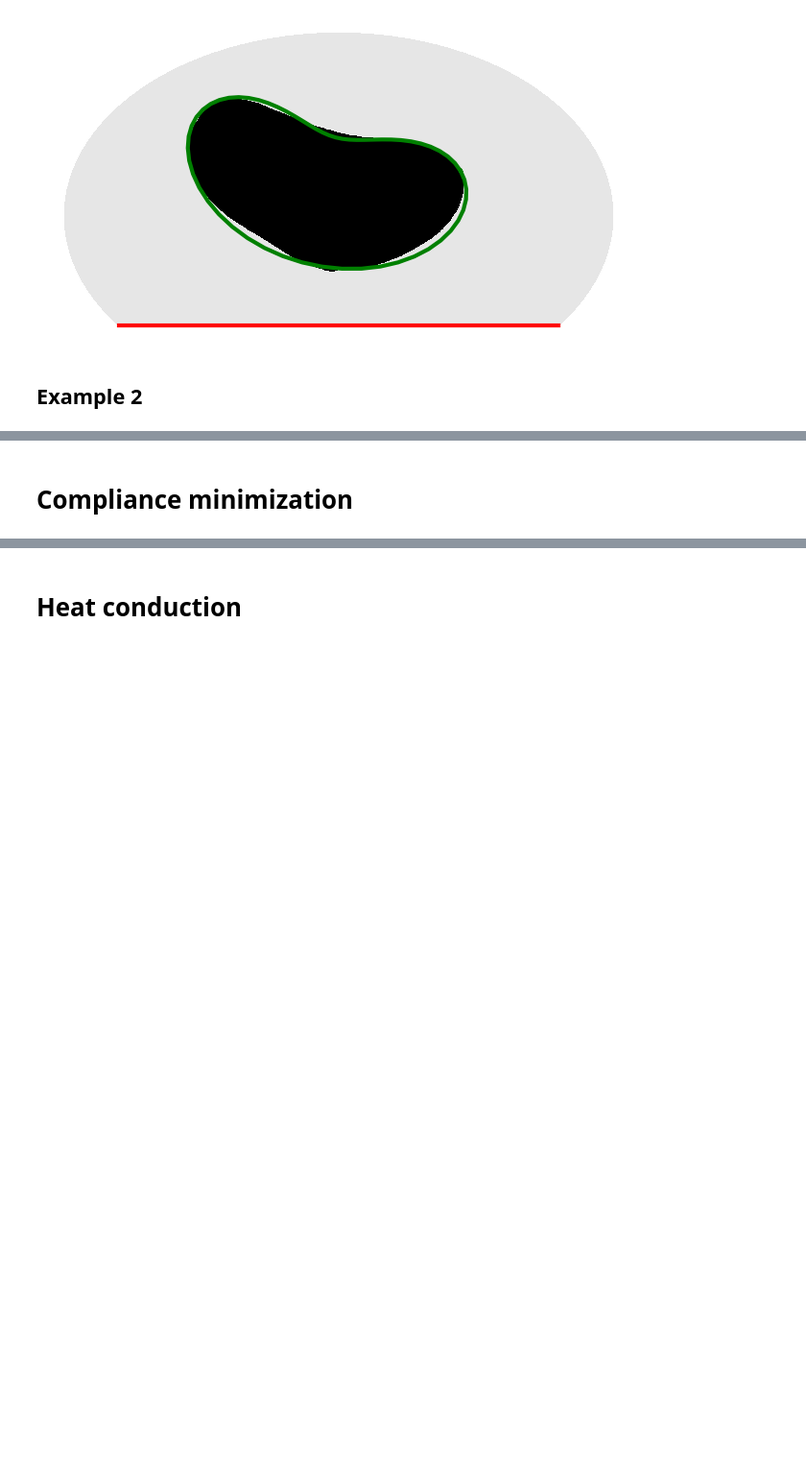
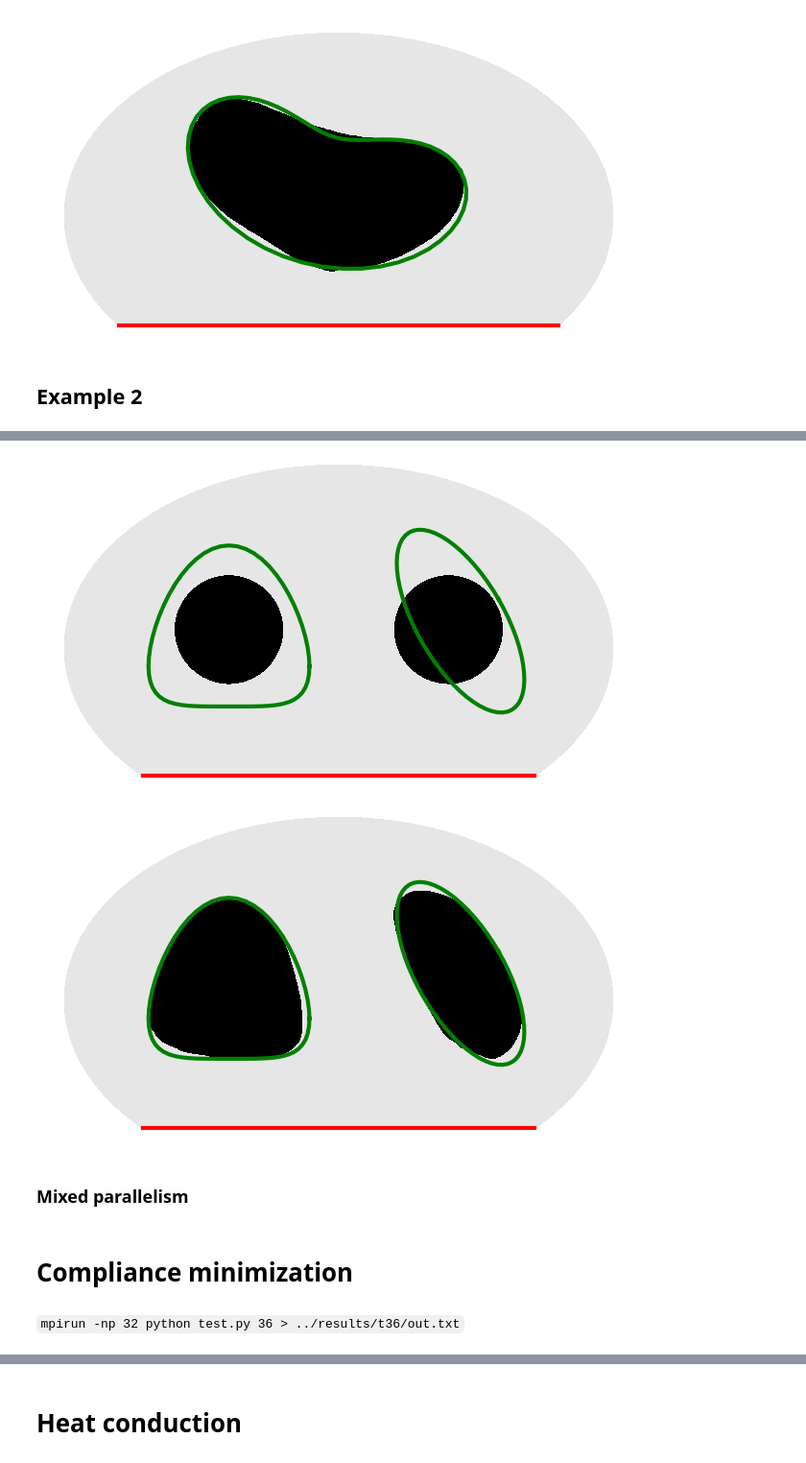
Before and after one commit to PhiFEM/phiFEM_FormOpt, a Jupyter notebook: code/manuscript.ipynb, the cells around one changed output, grey strips where cells are left out. Shown at 96% size. Saved outputs shown, nothing was run; the diff lists cells and outputs as text; code cells hidden in the pictures; blank space fills up the shorter version.

```diff
--- a/code/manuscript.ipynb
+++ b/code/manuscript.ipynb
@@ -276,2 +388,50 @@ plot_results_for_doc(
+# %%
+test_path = Path("../results/t35/")
+
+def semi_ellipse(a, b, eps, npts):
+    """
+    Coordinates of a ellipse
+    crossing the x-axis
+    """
+    t_ = np.arcsin((b - eps) / b)
+    t = np.linspace(-t_, np.pi + t_, npts)
+    x = a * np.cos(t)
+    y = b * np.sin(t) + (b - eps)
+    return x, y
+
+npts = 80
+part = npts // 8
+
+vertices = np.column_stack(semi_ellipse(0.75, 0.5, 0.15, npts))
+
+dir_idx, dir_mkr = [npts], 1
+vertices = np.concatenate((vertices, [vertices[0]]))
+dir = np.array(vertices[(dir_idx[0] - 1) : (dir_idx[-1] + 1)])
+
+sd1 = np.load(test_path / "inclusion1.npy")
+sd1 = np.vstack((sd1, sd1[0]))
+sd2 = np.load(test_path / "inclusion2.npy")
+sd2 = np.vstack((sd2, sd2[0]))
+
+boundaries = [
+    (dir, "red"),
+    (sd1, "green"),
+    (sd2, "green")
+]
+
+plot_results_for_doc(
+    test_path, 0, [[-0.8, 0.8], [-0.02, 0.85]], 3, Path("../tex/inv2_0.png"), boundaries
+)
+
+plot_results_for_doc(
+    test_path, 173, [[-0.8, 0.8], [-0.02, 0.85]], 3, Path("../tex/inv2_1.png"), boundaries,
+)
+# %% [output]
+[figure, added]
+[figure, added]
+# %% [markdown]
+### Mixed parallelism
 # %% [markdown]
 # Compliance minimization
+# %% [markdown]
+`mpirun -np 32 python test.py 36 > ../results/t36/out.txt`
```
Also changed, not shown: parts of 19 cells of this notebook, 20 other files.
